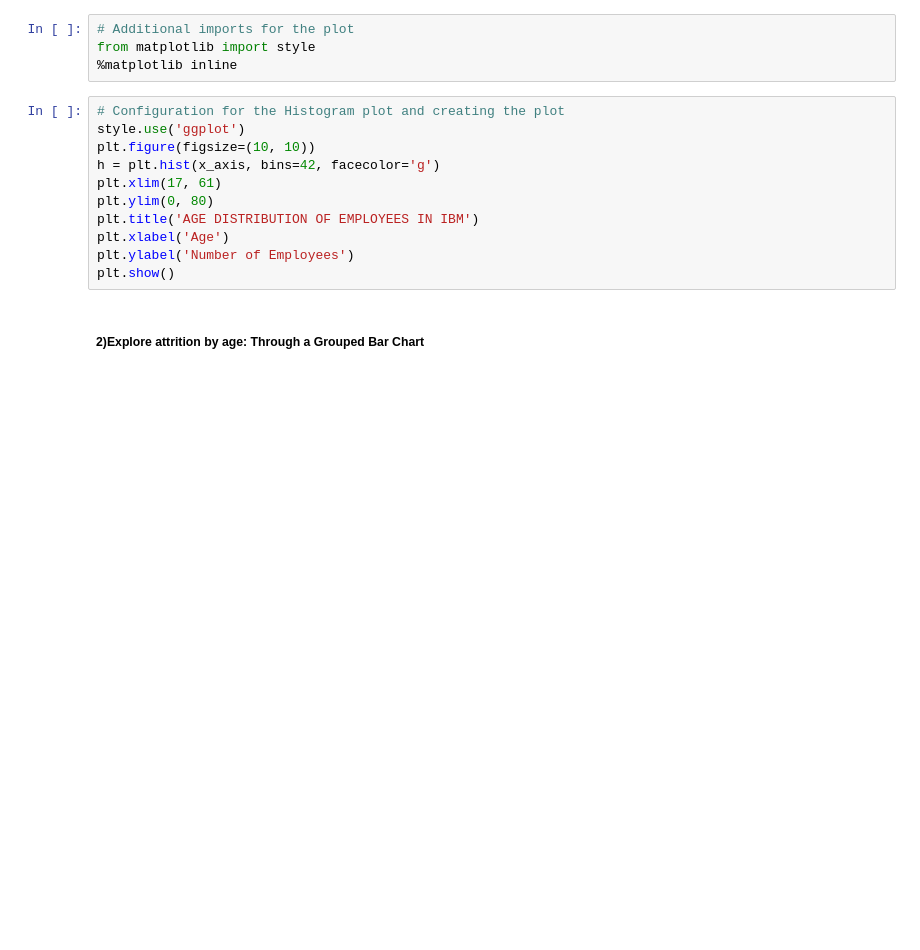
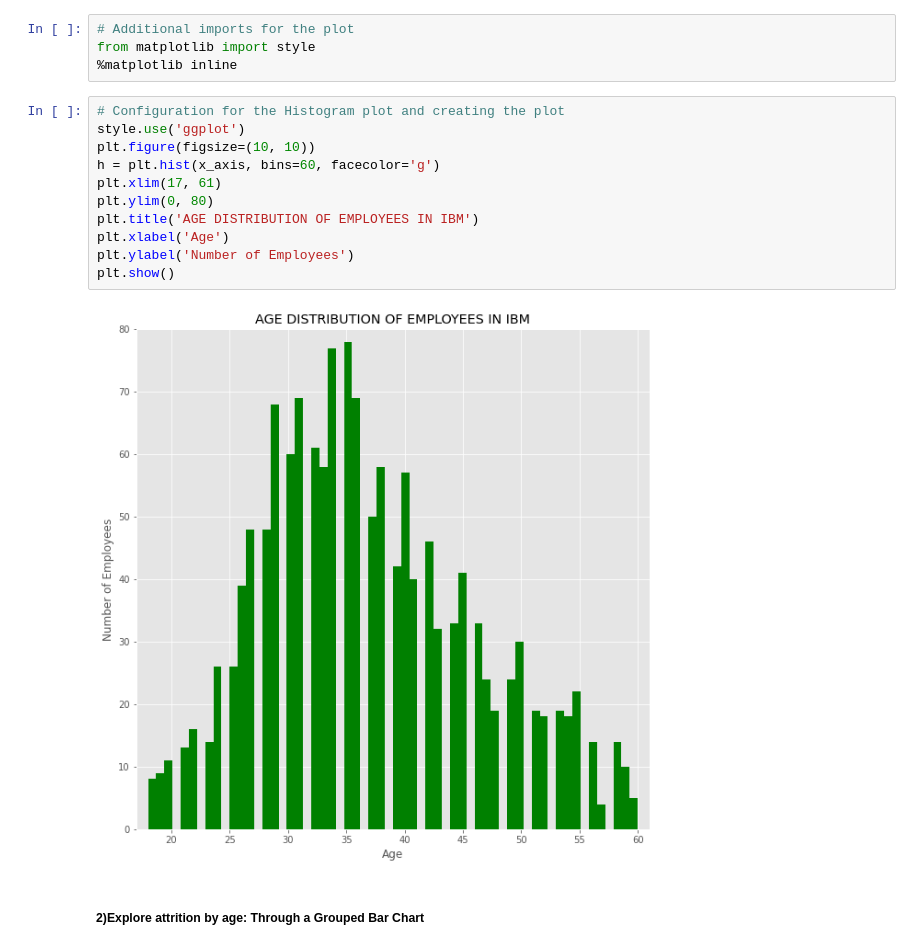
Before and after one commit to moyin0luwa/IBM-Attrition-Data, a Jupyter notebook: IBM-Attrition-Data.ipynb, the cells around one changed output. Cells and saved outputs as stored; diff of their text form; blank space fills up the shorter version.

```diff
--- a/IBM-Attrition-Data.ipynb
+++ b/IBM-Attrition-Data.ipynb
@@ -63,14 +63,16 @@ from matplotlib import style
 # %%
 # Configuration for the Histogram plot and creating the plot
 style.use('ggplot')
 plt.figure(figsize=(10, 10))
-h = plt.hist(x_axis, bins=42, facecolor='g')
+h = plt.hist(x_axis, bins=60, facecolor='g')
 plt.xlim(17, 61)
 plt.ylim(0, 80)
 plt.title('AGE DISTRIBUTION OF EMPLOYEES IN IBM')
 plt.xlabel('Age')
 plt.ylabel('Number of Employees')
 plt.show()
+# %% [output]
+[figure, added]
 # %% [markdown]
 ##### 2)Explore attrition by age: Through a Grouped Bar Chart
 # %%
```
Also changed, not shown: parts of 10 cells of this notebook.
